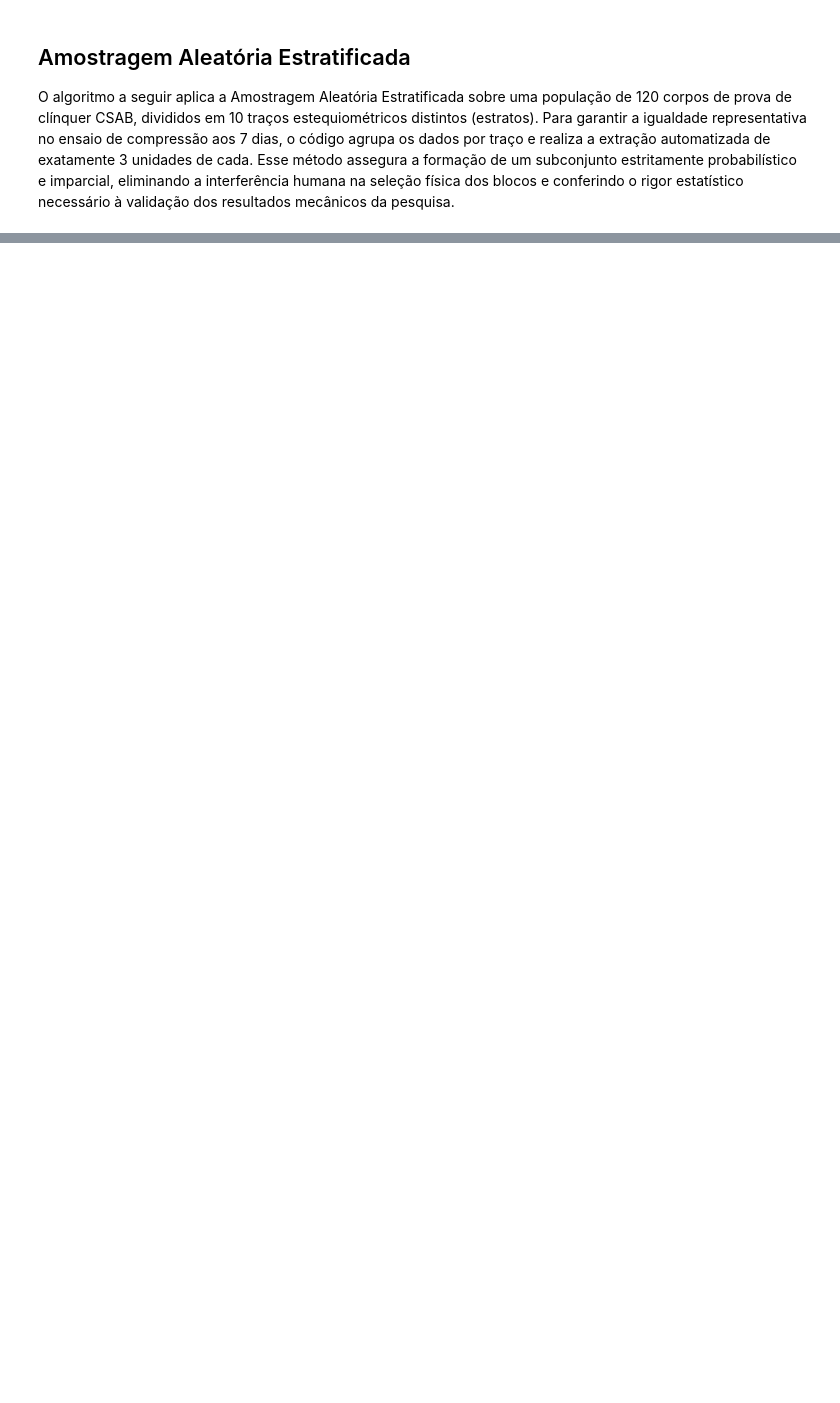
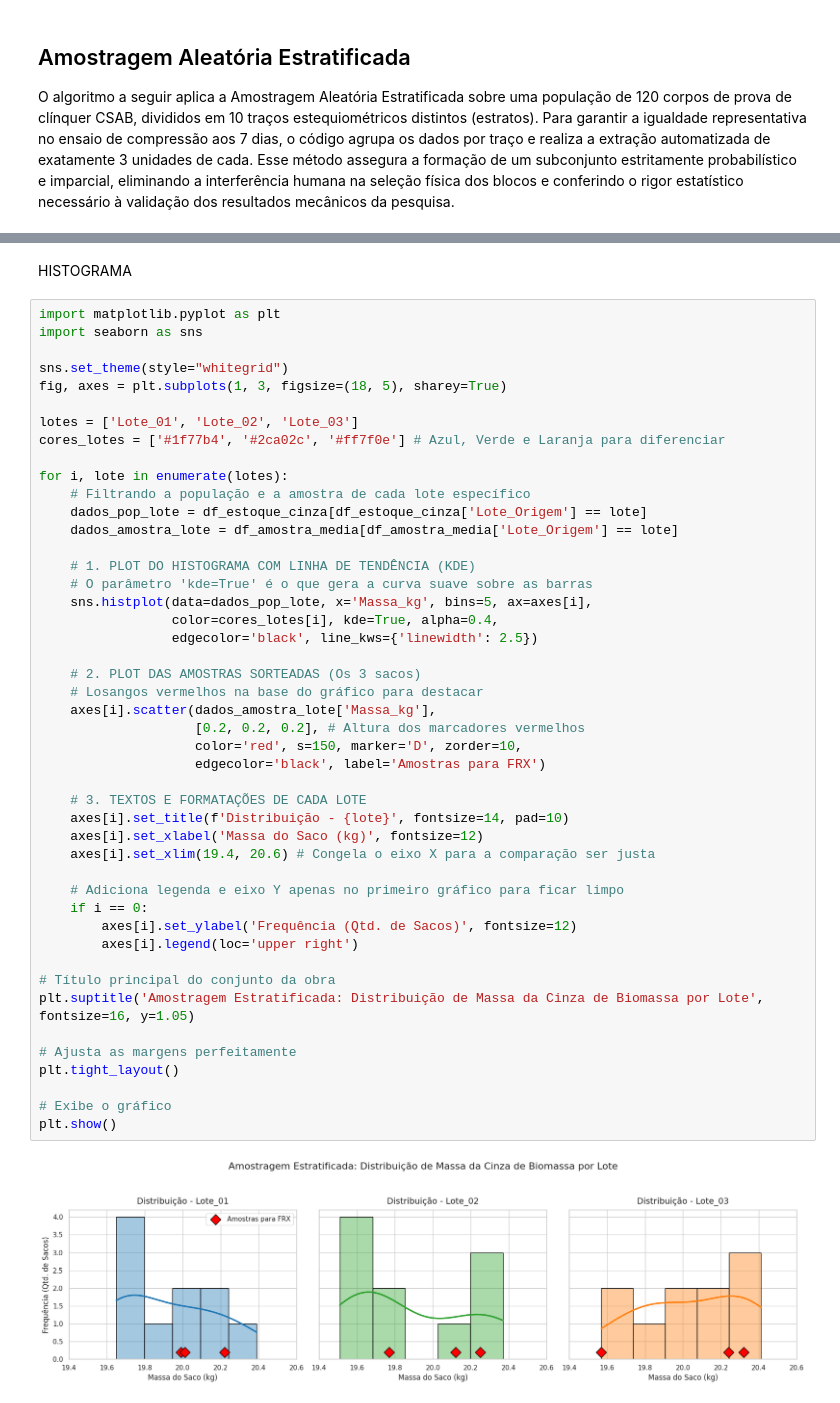
Before and after one commit to jorgecedraz/PPEC0039---ESTATISTICA, a Jupyter notebook: AMOSTRAGEM.ipynb, the cells around one changed output, grey strips where cells are left out. Drawn from its saved outputs; the diff is of its cells as text; blank space fills up the shorter version.

```diff
--- a/AMOSTRAGEM.ipynb
+++ b/AMOSTRAGEM.ipynb
@@ -241,0 +288,50 @@ Name: count, dtype: int64
+# %% [markdown]
+HISTOGRAMA
+# %%
+import matplotlib.pyplot as plt
+import seaborn as sns
+
+sns.set_theme(style="whitegrid")
+fig, axes = plt.subplots(1, 3, figsize=(18, 5), sharey=True)
+
+lotes = ['Lote_01', 'Lote_02', 'Lote_03']
+cores_lotes = ['#1f77b4', '#2ca02c', '#ff7f0e'] # Azul, Verde e Laranja para diferenciar
+
+for i, lote in enumerate(lotes):
+    # Filtrando a população e a amostra de cada lote específico
+    dados_pop_lote = df_estoque_cinza[df_estoque_cinza['Lote_Origem'] == lote]
+    dados_amostra_lote = df_amostra_media[df_amostra_media['Lote_Origem'] == lote]
+
+    # 1. PLOT DO HISTOGRAMA COM LINHA DE TENDÊNCIA (KDE)
+    # O parâmetro 'kde=True' é o que gera a curva suave sobre as barras
+    sns.histplot(data=dados_pop_lote, x='Massa_kg', bins=5, ax=axes[i],
+                 color=cores_lotes[i], kde=True, alpha=0.4,
+                 edgecolor='black', line_kws={'linewidth': 2.5})
+
+    # 2. PLOT DAS AMOSTRAS SORTEADAS (Os 3 sacos)
+    # Losangos vermelhos na base do gráfico para destacar
+    axes[i].scatter(dados_amostra_lote['Massa_kg'],
+                    [0.2, 0.2, 0.2], # Altura dos marcadores vermelhos
+                    color='red', s=150, marker='D', zorder=10,
+                    edgecolor='black', label='Amostras para FRX')
+
+    # 3. TEXTOS E FORMATAÇÕES DE CADA LOTE
+    axes[i].set_title(f'Distribuição - {lote}', fontsize=14, pad=10)
+    axes[i].set_xlabel('Massa do Saco (kg)', fontsize=12)
+    axes[i].set_xlim(19.4, 20.6) # Congela o eixo X para a comparação ser justa
+
+    # Adiciona legenda e eixo Y apenas no primeiro gráfico para ficar limpo
+    if i == 0:
+        axes[i].set_ylabel('Frequência (Qtd. de Sacos)', fontsize=12)
+        axes[i].legend(loc='upper right')
+
+# Título principal do conjunto da obra
+plt.suptitle('Amostragem Estratificada: Distribuição de Massa da Cinza de Biomassa por Lote', fontsize=16, y=1.05)
+
+# Ajusta as margens perfeitamente
+plt.tight_layout()
+
+# Exibe o gráfico
+plt.show()
+# %% [output]
+[figure, added]
```
Also changed, not shown: parts of 13 cells of this notebook.
